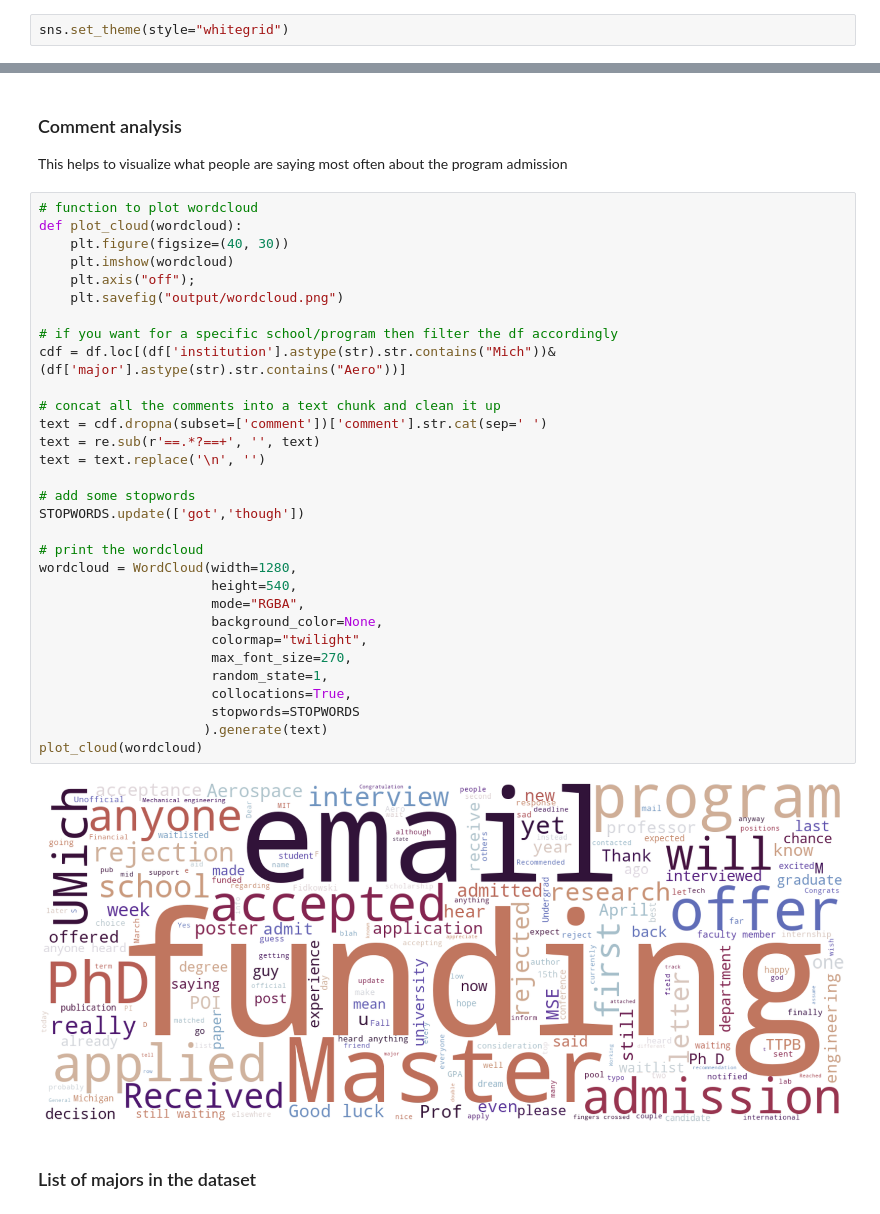
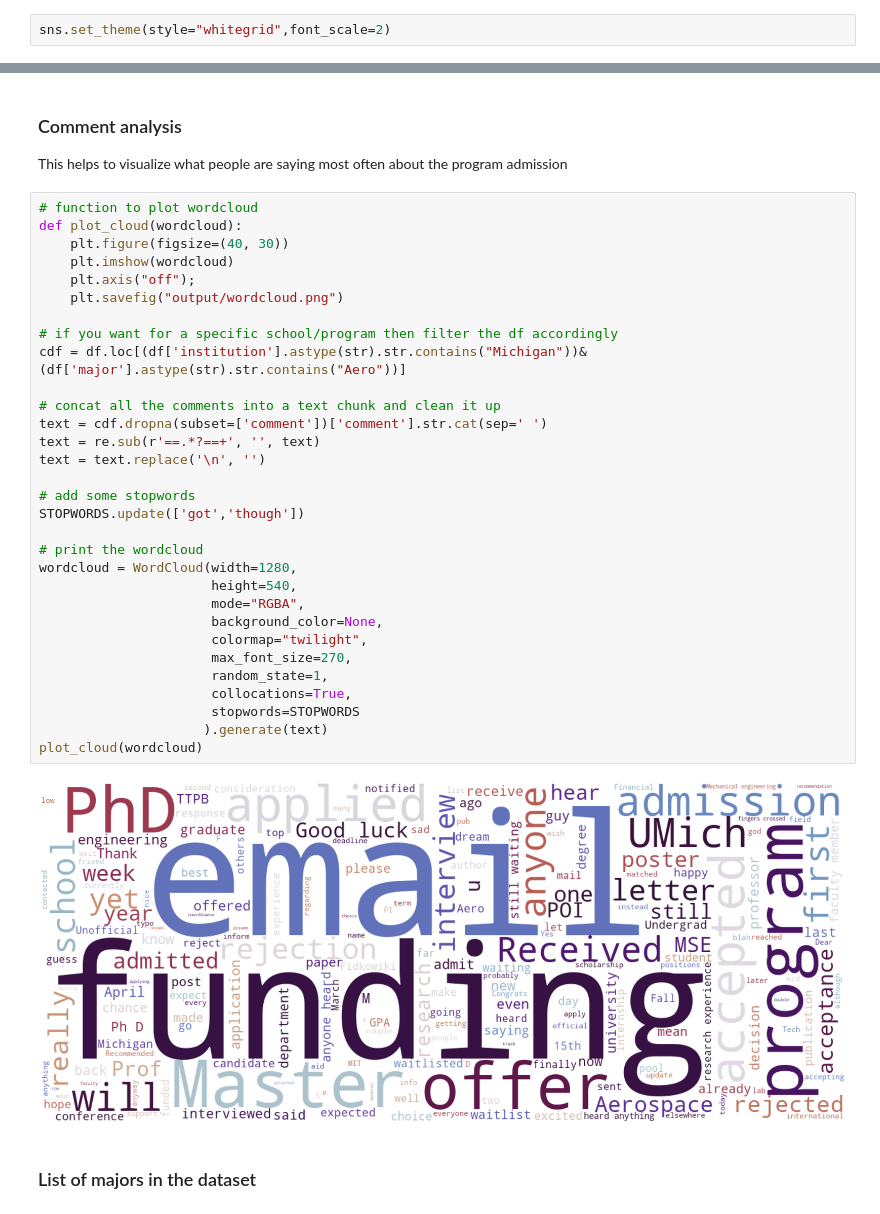
Before and after one commit to beverleyy/gradcafe_analysis, a Jupyter notebook: app/GradAnalysis.ipynb, the cells around one changed output, grey strips where cells are left out. Cells and saved outputs as stored; diff of their text form.

```diff
--- a/app/GradAnalysis.ipynb
+++ b/app/GradAnalysis.ipynb
@@ -16,7 +16,7 @@ from typing import Union
 
 from wordcloud import WordCloud, STOPWORDS
 # %%
-sns.set_theme(style="whitegrid")
+sns.set_theme(style="whitegrid",font_scale=2)
 # %% [markdown]
 ## Analyze All Data
 # %%
@@ -336,35 +318,35 @@ This helps to visualize what people are saying most often about the program admi
 # function to plot wordcloud
 def plot_cloud(wordcloud):
     plt.figure(figsize=(40, 30))
     plt.imshow(wordcloud)
     plt.axis("off");
     plt.savefig("output/wordcloud.png")
 
 # if you want for a specific school/program then filter the df accordingly
-cdf = df.loc[(df['institution'].astype(str).str.contains("Mich"))&(df['major'].astype(str).str.contains("Aero"))]
+cdf = df.loc[(df['institution'].astype(str).str.contains("Michigan"))&(df['major'].astype(str).str.contains("Aero"))]
 
 # concat all the comments into a text chunk and clean it up
 text = cdf.dropna(subset=['comment'])['comment'].str.cat(sep=' ')
 text = re.sub(r'==.*?==+', '', text)
 text = text.replace('\n', '')
 
 # add some stopwords
 STOPWORDS.update(['got','though'])
 
 # print the wordcloud
 wordcloud = WordCloud(width=1280,
                       height=540,
                       mode="RGBA",
                       background_color=None,
                       colormap="twilight",
                       max_font_size=270,
                       random_state=1,
                       collocations=True,
                       stopwords=STOPWORDS
                      ).generate(text)
 plot_cloud(wordcloud)
 # %% [output]
-[figure, old version]
+[figure, new version]
 # %% [markdown]
 ### List of majors in the dataset
 # %%
```
Also changed, not shown: parts of 13 cells of this notebook, 7 other files.
